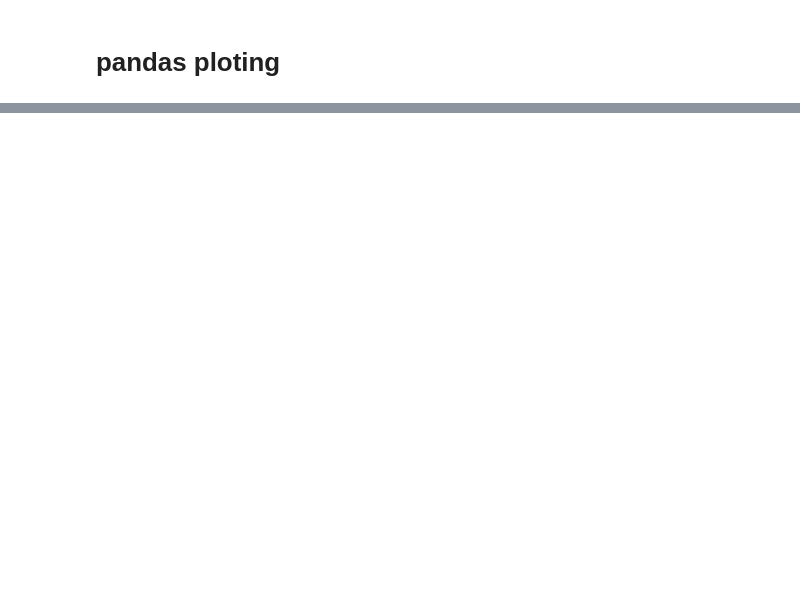
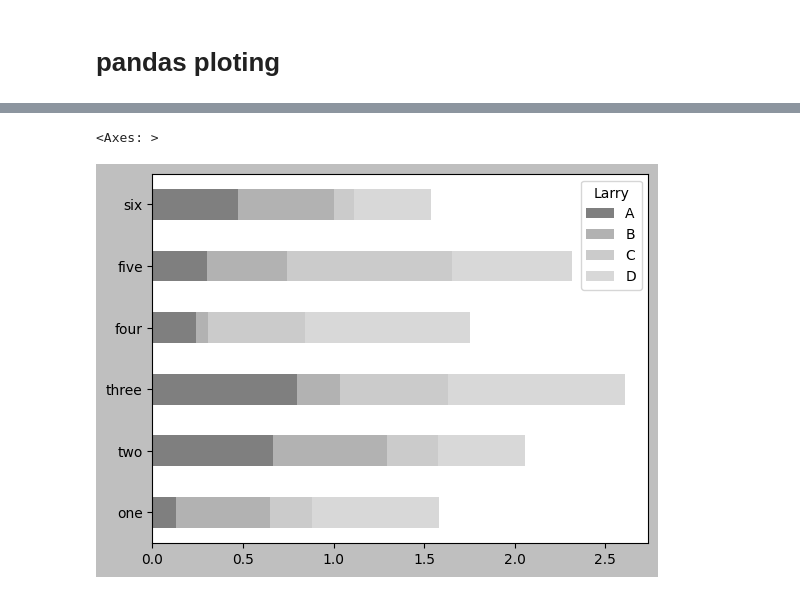
Before and after one commit to Larry122445/ML-DL, a Jupyter notebook: Libraries/REVISE_MATPLOTLIB.ipynb, the cells around one changed output, grey strips where cells are left out. Cells and saved outputs as stored; diff of their text form; code cells hidden in the pictures; blank space fills up the shorter version.

```diff
--- a/Libraries/REVISE_MATPLOTLIB.ipynb
+++ b/Libraries/REVISE_MATPLOTLIB.ipynb
@@ -158,0 +186,5 @@ df.plot()
+# %%
+ df.plot.barh(stacked=True, alpha=0.5)
+# %% [output]
+<Axes: >
+[figure, added]
```
Also changed, not shown: parts of 21 cells of this notebook, 2 other files.
